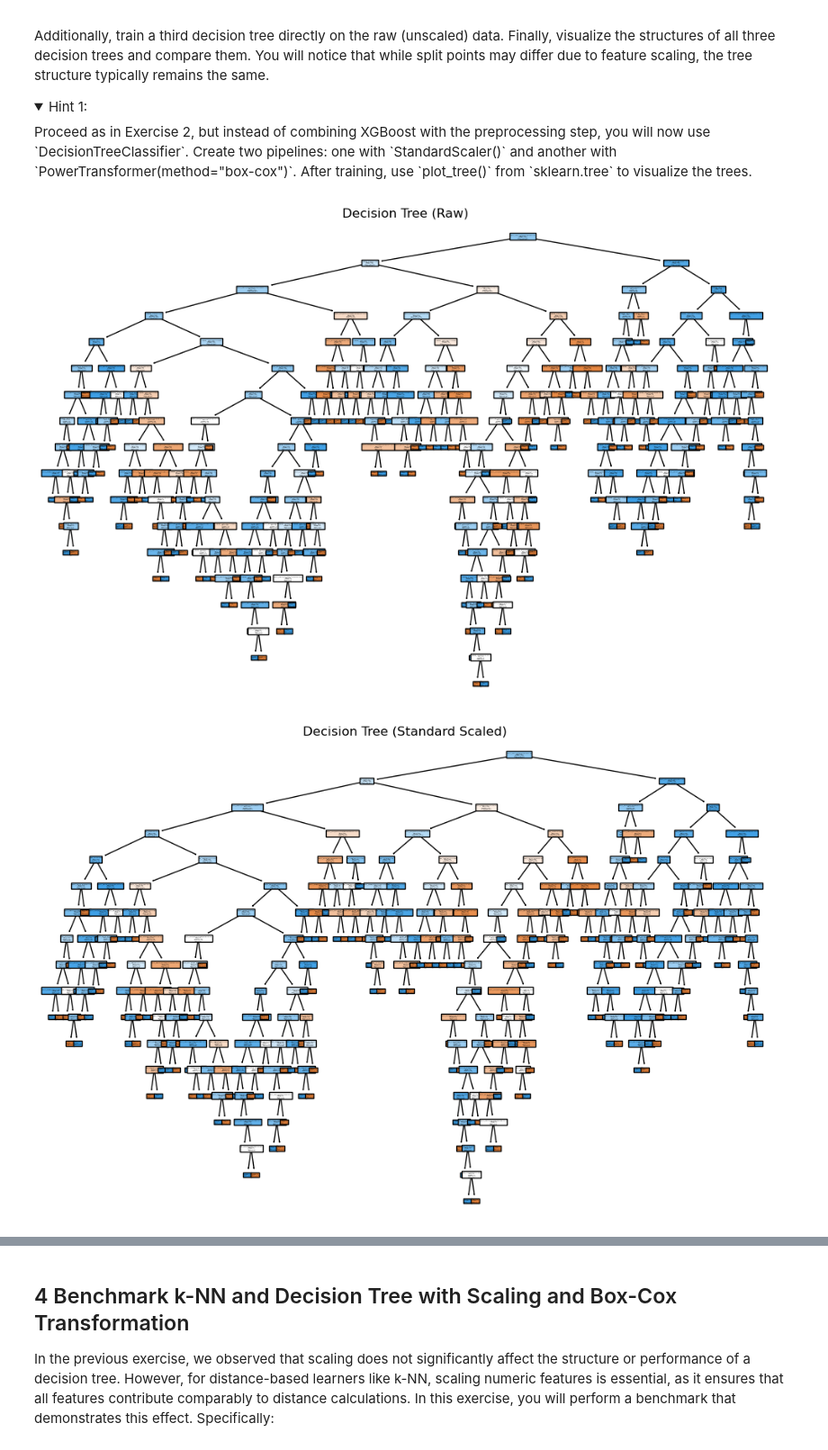
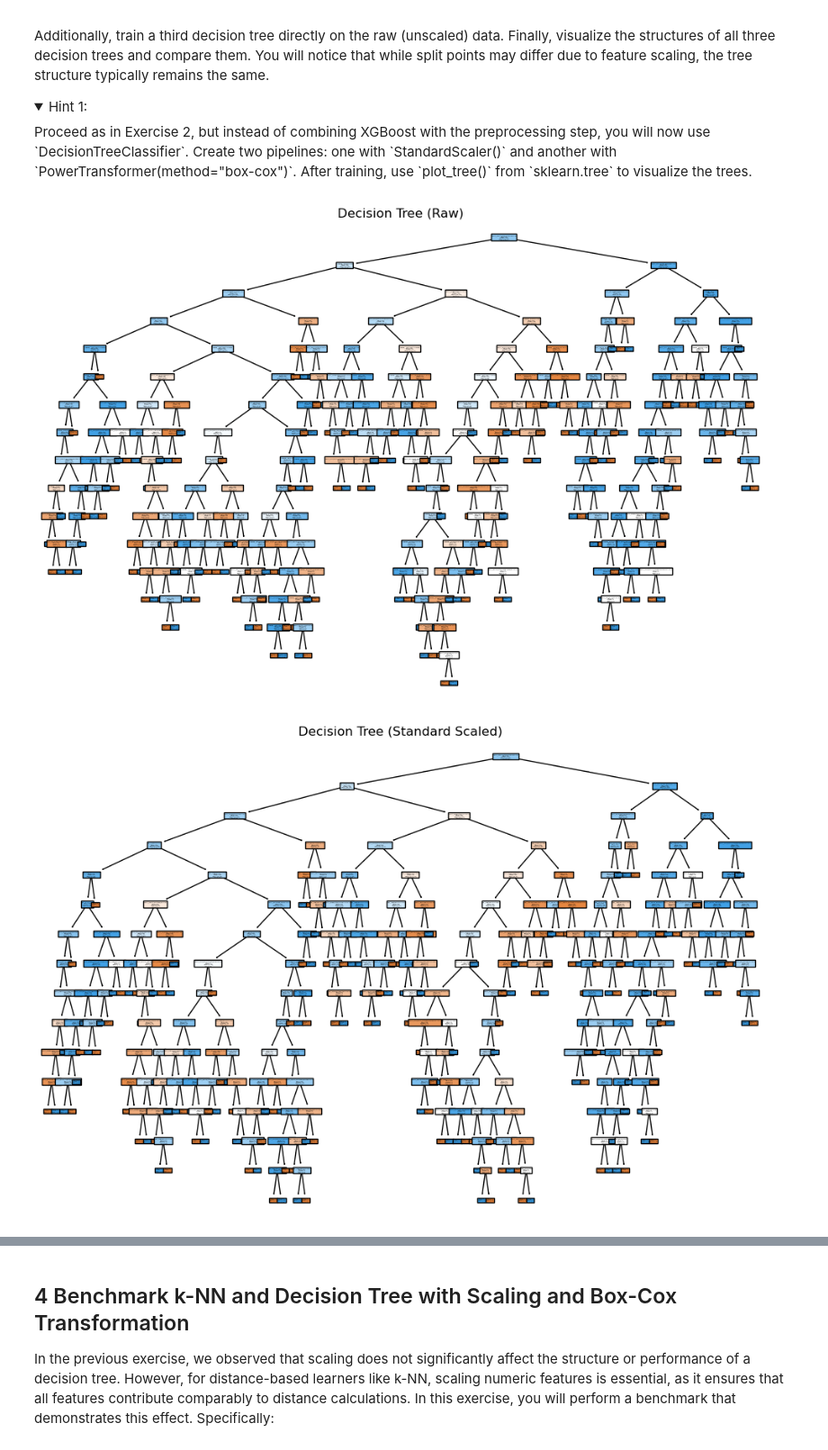
Before and after one commit to slds-lmu/lecture_appml, a Jupyter notebook: exercises/03_feature-preproc/03_1_encoding_scaling_py.ipynb, the cells around one changed output, grey strips where cells are left out. Shown at 90% size. Cells and saved outputs as stored; diff of their text form; code cells hidden in the pictures; folded sections open.

Commit message:
py 03_1: remove drop=first

```diff
--- a/exercises/03_feature-preproc/03_1_encoding_scaling_py.ipynb
+++ b/exercises/03_feature-preproc/03_1_encoding_scaling_py.ipynb
@@ -118,10 +118,10 @@ cat_features = X.select_dtypes(include=["object", "category"]).columns.tolist()
 # Identify numeric features to pass through
 num_features = X.select_dtypes(exclude=["object", "category"]).columns.tolist()
 
-# Create a ColumnTransformer to one-hot encode categorical features (dropping the first level to avoid collinearity)
+# Create a ColumnTransformer to one-hot encode categorical features
 ct = ColumnTransformer(
     transformers=[
-        ("onehot", OneHotEncoder(sparse_output=False, drop="first"), cat_features)
+        ("onehot", OneHotEncoder(sparse_output=False), cat_features)
     ],
     remainder="passthrough"
 )
@@ -319,40 +319,40 @@ raw_pipeline = Pipeline([
 scaled_pipeline = Pipeline([
     ("preprocessor", ColumnTransformer([
         ("num", StandardScaler(), num_features),
-        ("onehot", OneHotEncoder(sparse_output=False, drop="first"), cat_features)
+        ("onehot", OneHotEncoder(sparse_output=False), cat_features)
     ])),
     ("classifier", DecisionTreeClassifier(random_state=42))
 ])
 
 # 3. For Box-Cox transformation (only for non-negative features)
 boxcox_pipeline = Pipeline([
     ("preprocessor", ColumnTransformer([
         ("num_boxcox", PowerTransformer(method='box-cox'), non_negative_features),
-        ("onehot", OneHotEncoder(sparse_output=False, drop="first"), cat_features),
+        ("onehot", OneHotEncoder(sparse_output=False), cat_features),
     ])),
     ("classifier", DecisionTreeClassifier(random_state=42))
 ])
 
 # Helper function for visualization
 def plot_decision_tree(pipeline, title):
     plt.figure(figsize=(12, 8))
     feature_names = pipeline.named_steps["preprocessor"].get_feature_names_out()
     plot_tree(pipeline.named_steps["classifier"],
               feature_names=feature_names,
               class_names=["bad", "good"],
               filled=True)
     plt.title(title)
     plt.show()
 
 for pipe in [raw_pipeline, scaled_pipeline, boxcox_pipeline]:
     pipe.fit(X, y)  # use original target variable directly
 
 titles = ["Decision Tree (Raw)",
          "Decision Tree (Standard Scaled)",
          "Decision Tree (Box-Cox Transformed)"]
 
 for pipe, title in zip([raw_pipeline, scaled_pipeline, boxcox_pipeline], titles):
     plot_decision_tree(pipe, title)
 # %% [output]
-[figure, old version]
+[figure, new version]
-[figure, old version]
+[figure, new version]
```
Also changed, not shown: parts of 3 cells of this notebook, 1 other file.
